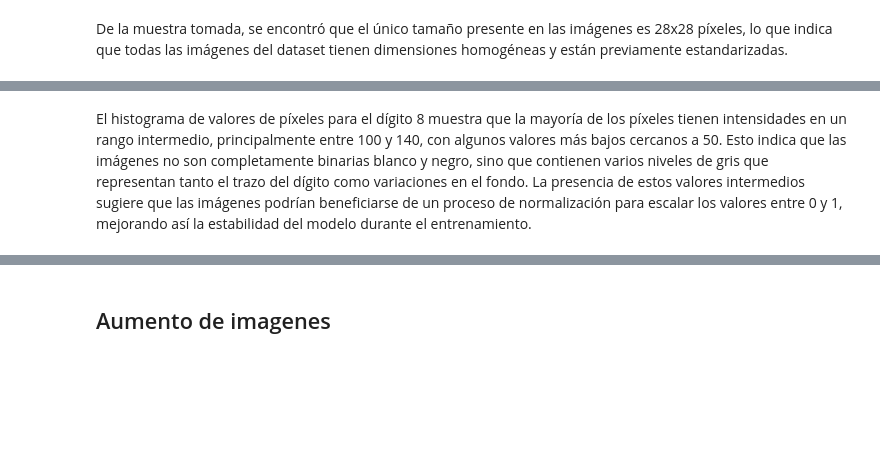
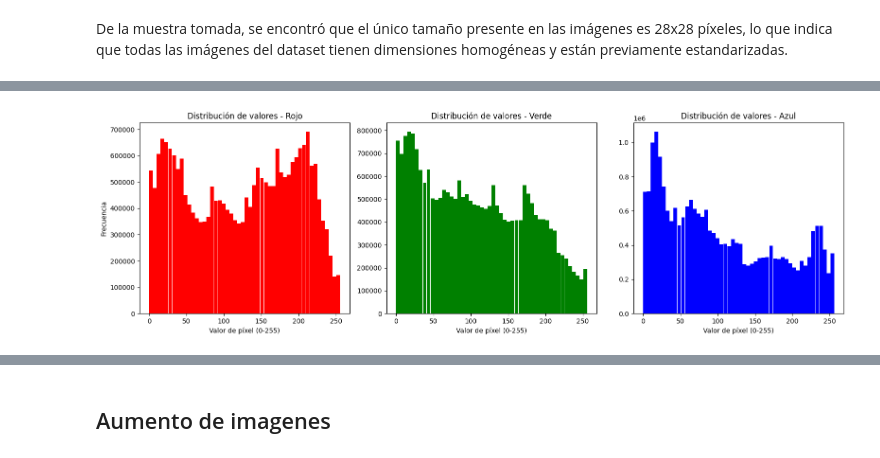
Before and after one commit to DanielRasho/DS-lab3, a Jupyter notebook: Laboratorio3.ipynb, the cells around one changed output, grey strips where cells are left out. Drawn from its saved outputs; the diff is of its cells as text; code cells hidden in the pictures; blank space fills up the shorter version.

```diff
--- a/Laboratorio3.ipynb
+++ b/Laboratorio3.ipynb
@@ -259,15 +263,3 @@ print("Tamaños únicos de imágenes en la muestra:", set(sizes))
 Tamaños únicos de imágenes en la muestra: {(28, 28)}
 # %% [markdown]
 De la muestra tomada, se encontró que el único tamaño presente en las imágenes es 28x28 píxeles, lo que indica que todas las imágenes del dataset tienen dimensiones homogéneas y están previamente estandarizadas.
-# %%
-sample_digit = random.choice(sorted(os.listdir(dataset_path)))
-sample_image_path = os.path.join(dataset_path, sample_digit, os.listdir(os.path.join(dataset_path, sample_digit))[0])
-img = Image.open(sample_image_path).convert('L')
-pixels = np.array(img).flatten()
-
-plt.figure(figsize=(8, 4))
-plt.hist(pixels, bins=50, color='gray')
-plt.title(f"Distribución de valores de píxeles (ejemplo dígito {sample_digit})")
-plt.xlabel("Valor de píxel (0-255)")
-plt.ylabel("Frecuencia")
-plt.show()
@@ -276,2 +266,63 @@ plt.show()
-# %% [markdown]
-El histograma de valores de píxeles para el dígito 8 muestra que la mayoría de los píxeles tienen intensidades en un rango intermedio, principalmente entre 100 y 140, con algunos valores más bajos cercanos a 50. Esto indica que las imágenes no son completamente binarias blanco y negro, sino que contienen varios niveles de gris que representan tanto el trazo del dígito como variaciones en el fondo. La presencia de estos valores intermedios sugiere que las imágenes podrían beneficiarse de un proceso de normalización para escalar los valores entre 0 y 1, mejorando así la estabilidad del modelo durante el entrenamiento.
+# %%
+# Dataset path
+dataset_path = 'data/train'
+MAX_IMAGES = 30000
+BINS = 50
+
+# Initialize histogram bins
+bin_edges = np.linspace(0, 256, BINS + 1)
+r_hist = np.zeros(BINS)
+g_hist = np.zeros(BINS)
+b_hist = np.zeros(BINS)
+
+# Collect and shuffle all image paths
+all_image_paths = [
+    os.path.join(os.path.join(dataset_path, digit), fname)
+    for digit in sorted(os.listdir(dataset_path))
+    for fname in os.listdir(os.path.join(dataset_path, digit))
+]
+
+random.shuffle(all_image_paths)
+selected_paths = all_image_paths[:MAX_IMAGES]
+
+# Process images in a memory-efficient way
+for img_path in tqdm(selected_paths, desc="Processing images"):
+    try:
+        img = Image.open(img_path).convert('RGB')
+        arr = np.array(img)  # shape: (28, 28, 3)
+        r, g, b = arr[:,:,0], arr[:,:,1], arr[:,:,2]
+
+        # Update histograms
+        r_hist += np.histogram(r, bins=bin_edges)[0]
+        g_hist += np.histogram(g, bins=bin_edges)[0]
+        b_hist += np.histogram(b, bins=bin_edges)[0]
+
+    except Exception as e:
+        print(f"Error processing {img_path}: {e}")
+        continue
+
+# Plotting the results
+bin_centers = 0.5 * (bin_edges[:-1] + bin_edges[1:])
+
+plt.figure(figsize=(16, 5))
+
+plt.subplot(1, 3, 1)
+plt.bar(bin_centers, r_hist, width=5, color='red')
+plt.title("Distribución de valores - Rojo")
+plt.xlabel("Valor de píxel (0-255)")
+plt.ylabel("Frecuencia")
+
+plt.subplot(1, 3, 2)
+plt.bar(bin_centers, g_hist, width=5, color='green')
+plt.title("Distribución de valores - Verde")
+plt.xlabel("Valor de píxel (0-255)")
+
+plt.subplot(1, 3, 3)
+plt.bar(bin_centers, b_hist, width=5, color='blue')
+plt.title("Distribución de valores - Azul")
+plt.xlabel("Valor de píxel (0-255)")
+
+plt.tight_layout()
+plt.show()
+# %% [output]
+[figure, added]
```
Also changed, not shown: parts of 15 cells of this notebook, 2 other files.
